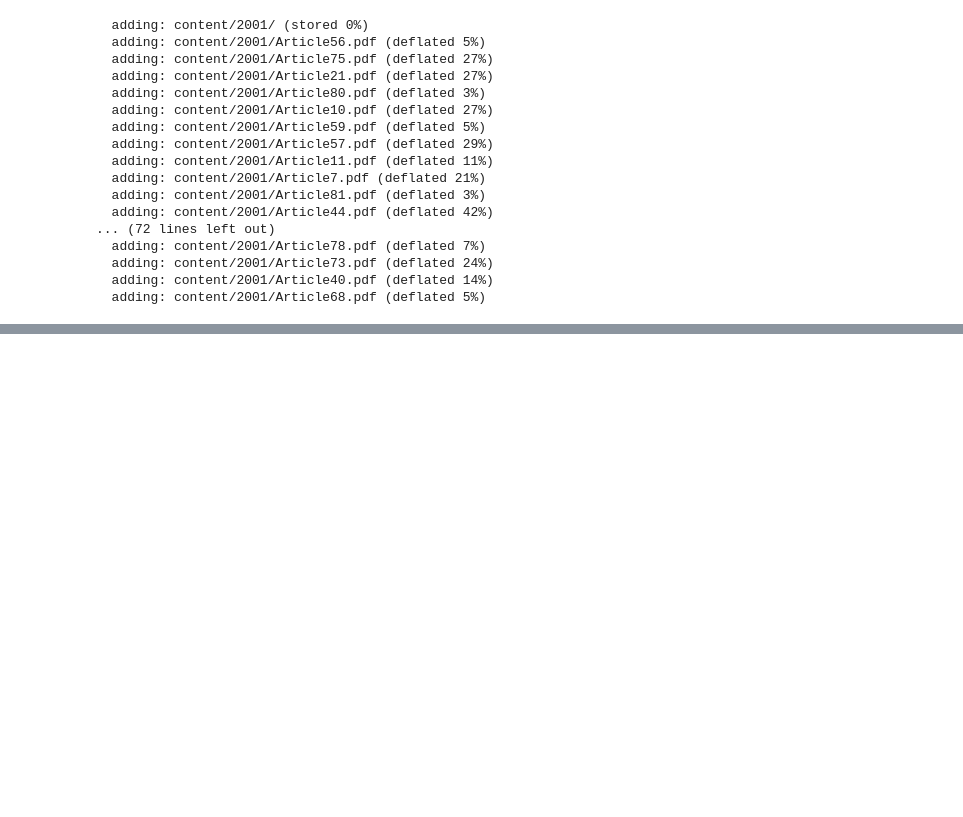
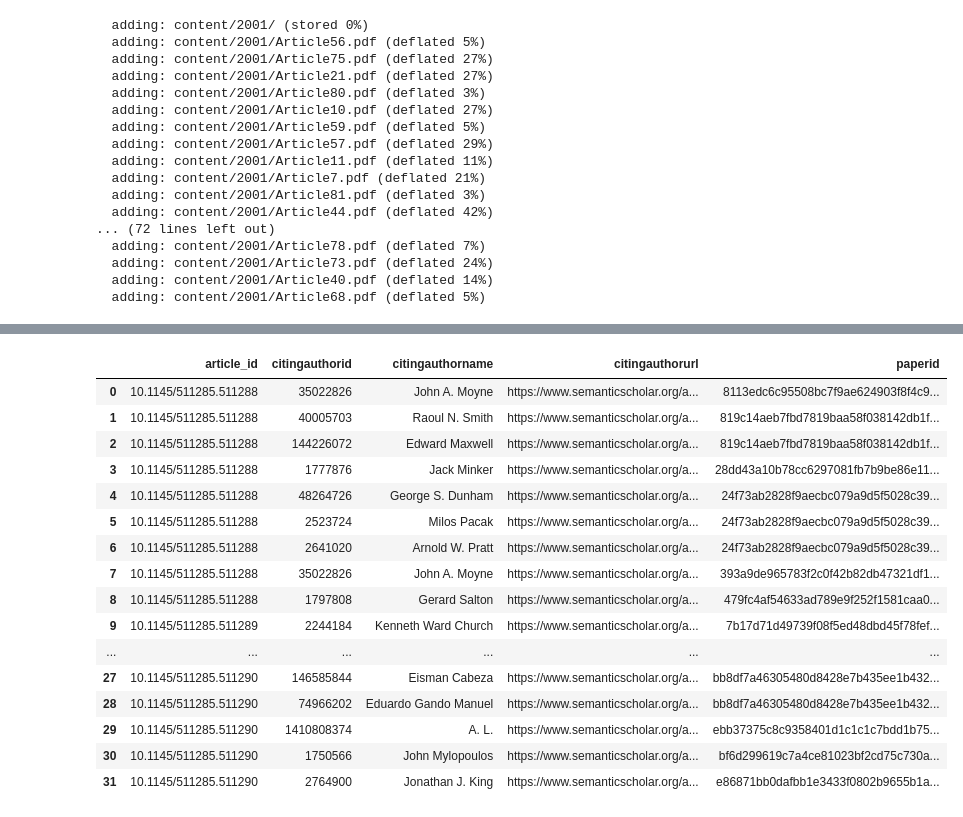
Before and after one commit to manishareddynarayan/Akshitha_INFO5731_Spring2020, a Jupyter notebook: FinalProject_5731.ipynb, the cells around one changed output, grey strips where cells are left out. Cells and saved outputs as stored; diff of their text form; code cells hidden in the pictures; blank space fills up the shorter version.

```diff
--- a/FinalProject_5731.ipynb
+++ b/FinalProject_5731.ipynb
@@ -504,0 +555,47 @@ files.download('2001.zip')
+# %%
+import json
+import pandas as pd
+from pandas import DataFrame
+article_id = []
+authornamelist= []
+authoridlist = []
+authorurllist = []
+citingpaperId =[]
+for i in range(4):
+  f = open('Article' + str(i) + '.json')
+  data = json.load(f)
+  article_data = data['doi']
+  for value in data['citations']:
+    paperId = value['paperId']
+    for i in value['authors']:
+     article_id.append(article_data)
+     citingpaperId.append(paperId)
+     authorname = i['name']
+     authornamelist.append(authorname)
+     authorid = i['authorId']
+     authoridlist.append(authorid)
+     authorurl= i['url']
+     authorurllist.append(authorurl)
+a = {'article_id': article_id,'citingauthorid': authoridlist,'citingauthorname':authornamelist,'citingauthorurl':authorurllist,'paperid': citingpaperId}
+df = pd.DataFrame.from_dict(a, orient='index')
+df1 = df.transpose()
+#df1.to_csv('/content/jsonfiles/table3.csv', columns = a)
+df1
+# %% [output]
+|  | article_id | citingauthorid | citingauthorname | citingauthorurl | paperid |
+| 0 | 10.1145/511285.511288 | 35022826 | John A. Moyne | https://www.semanticscholar.org/a... | 8113edc6c95508bc7f9ae624903f8f4c9... |
+| 1 | 10.1145/511285.511288 | 40005703 | Raoul N. Smith | https://www.semanticscholar.org/a... | 819c14aeb7fbd7819baa58f038142db1f... |
+| 2 | 10.1145/511285.511288 | 144226072 | Edward Maxwell | https://www.semanticscholar.org/a... | 819c14aeb7fbd7819baa58f038142db1f... |
+| 3 | 10.1145/511285.511288 | 1777876 | Jack Minker | https://www.semanticscholar.org/a... | 28dd43a10b78cc6297081fb7b9be86e11... |
+| 4 | 10.1145/511285.511288 | 48264726 | George S. Dunham | https://www.semanticscholar.org/a... | 24f73ab2828f9aecbc079a9d5f5028c39... |
+| 5 | 10.1145/511285.511288 | 2523724 | Milos Pacak | https://www.semanticscholar.org/a... | 24f73ab2828f9aecbc079a9d5f5028c39... |
+| 6 | 10.1145/511285.511288 | 2641020 | Arnold W. Pratt | https://www.semanticscholar.org/a... | 24f73ab2828f9aecbc079a9d5f5028c39... |
+| 7 | 10.1145/511285.511288 | 35022826 | John A. Moyne | https://www.semanticscholar.org/a... | 393a9de965783f2c0f42b82db47321df1... |
+| 8 | 10.1145/511285.511288 | 1797808 | Gerard Salton | https://www.semanticscholar.org/a... | 479fc4af54633ad789e9f252f1581caa0... |
+| 9 | 10.1145/511285.511289 | 2244184 | Kenneth Ward Church | https://www.semanticscholar.org/a... | 7b17d71d49739f08f5ed48dbd45f78fef... |
+| ... | ... | ... | ... | ... | ... |
+| 27 | 10.1145/511285.511290 | 146585844 | Eisman Cabeza | https://www.semanticscholar.org/a... | bb8df7a46305480d8428e7b435ee1b432... |
+| 28 | 10.1145/511285.511290 | 74966202 | Eduardo Gando Manuel | https://www.semanticscholar.org/a... | bb8df7a46305480d8428e7b435ee1b432... |
+| 29 | 10.1145/511285.511290 | 1410808374 | A. L. | https://www.semanticscholar.org/a... | ebb37375c8c9358401d1c1c1c7bdd1b75... |
+| 30 | 10.1145/511285.511290 | 1750566 | John Mylopoulos | https://www.semanticscholar.org/a... | bf6d299619c7a4ce81023bf2cd75c730a... |
+| 31 | 10.1145/511285.511290 | 2764900 | Jonathan J. King | https://www.semanticscholar.org/a... | e86871bb0dafbb1e3433f0802b9655b1a... |
```
Also changed, not shown: parts of 13 cells of this notebook.
